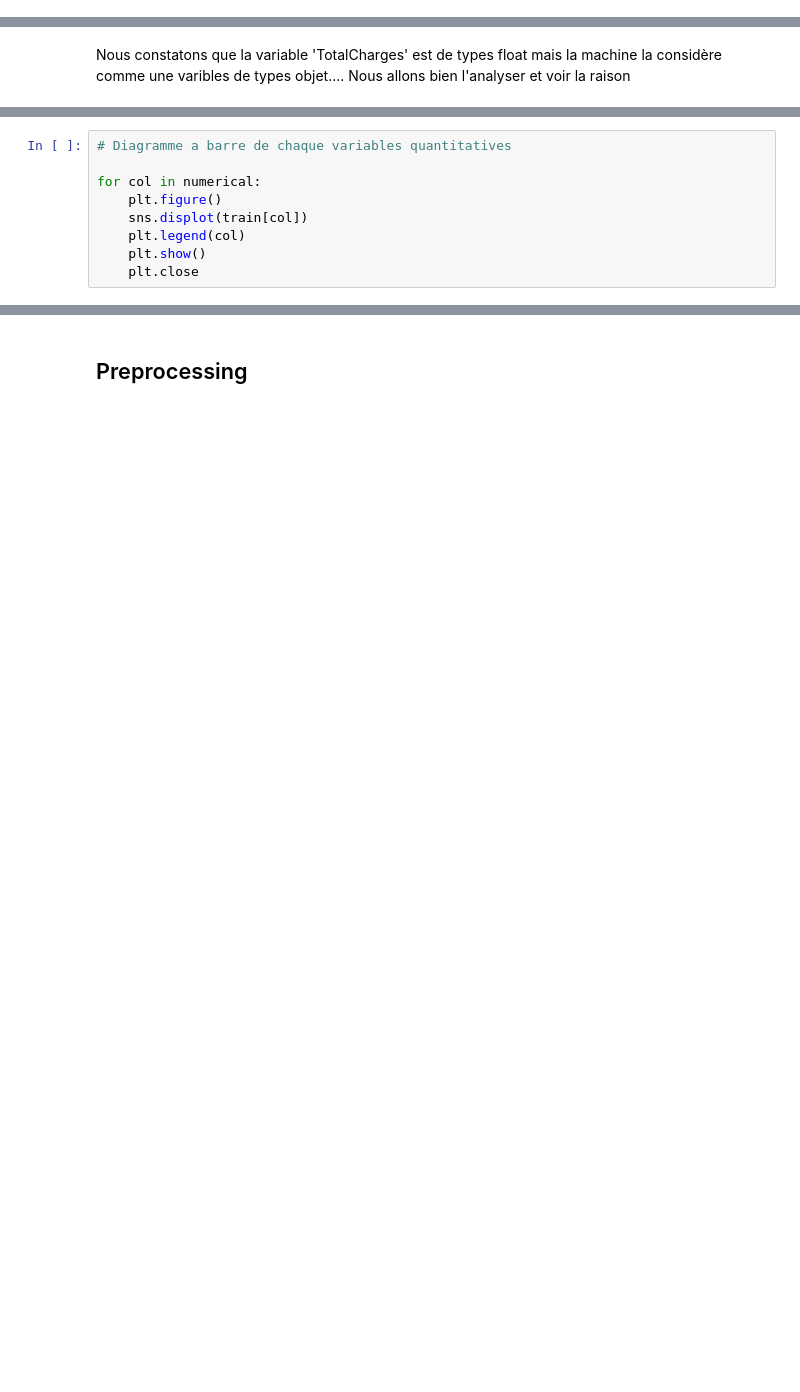
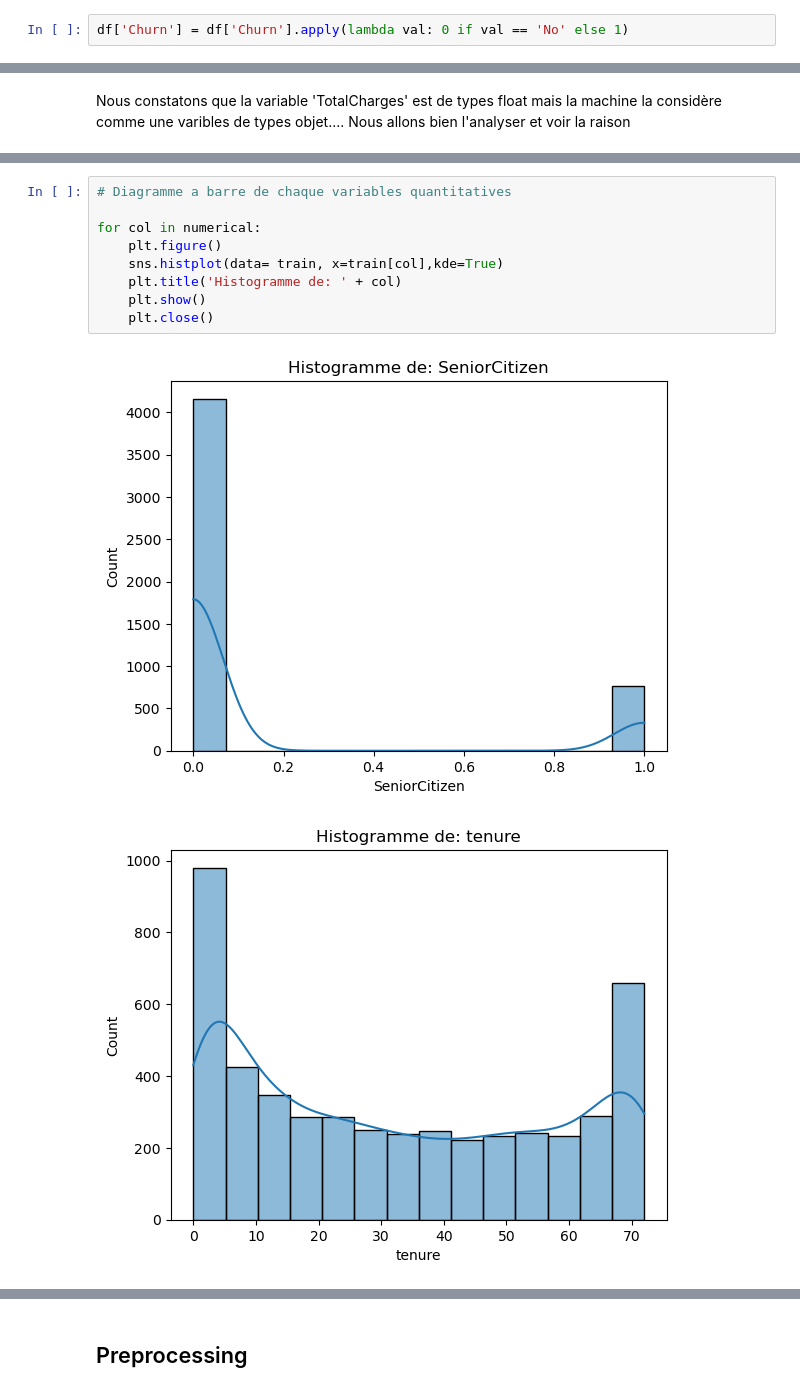
Before and after one commit to ChrystalDatascience/Projet-Telecom, a Jupyter notebook: Notebook_Churn.ipynb, the cells around one changed output, grey strips where cells are left out. Saved outputs shown, nothing was run; the diff lists cells and outputs as text; blank space fills up the shorter version.

```diff
--- a/Notebook_Churn.ipynb
+++ b/Notebook_Churn.ipynb
@@ -67,0 +177,2 @@ df.isna().sum()
+# %%
+df['Churn'] = df['Churn'].apply(lambda val: 0 if val == 'No' else 1)
@@ -97,9 +262,12 @@ df['TotalCharges'][484:493]
 # %%
 # Diagramme a barre de chaque variables quantitatives
 
 for col in numerical:
     plt.figure()
-    sns.displot(train[col])
-    plt.legend(col)
+    sns.histplot(data= train, x=train[col],kde=True)
+    plt.title('Histogramme de: ' + col)
     plt.show()
-    plt.close
+    plt.close()
+# %% [output]
+[figure, added]
+[figure, added]
```
Also changed, not shown: parts of 65 cells of this notebook, 31 other files.
